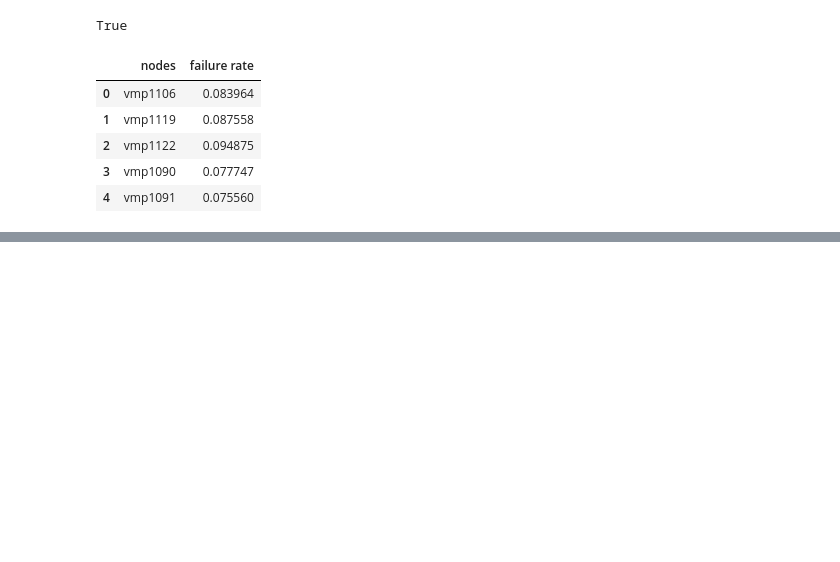
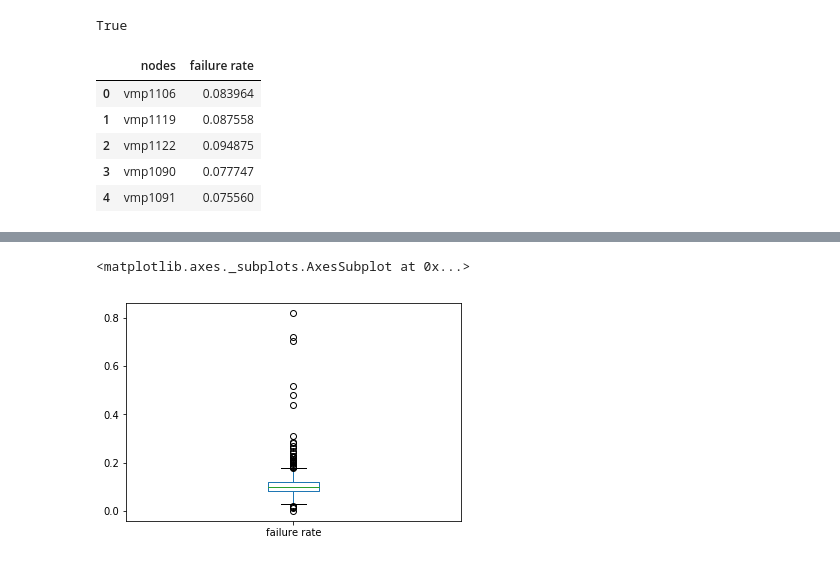
Before and after one commit to Cjcarlevato/data-question-2-dream-crushers, a Jupyter notebook: ACCREdata.ipynb, the cells around one changed output, grey strips where cells are left out. Drawn from its saved outputs; the diff is of its cells as text; code cells hidden in the pictures; blank space fills up the shorter version.

```diff
--- a/ACCREdata.ipynb
+++ b/ACCREdata.ipynb
@@ -277,0 +268,5 @@ TypeError: 'Series' objects are mutable, thus they cannot be hashed
+# %%
+Node_And_Failure_rate["failure rate"].plot(kind='box')
+# %% [output]
+<matplotlib.axes._subplots.AxesSubplot at 0x...>
+[figure, added]
```
Also changed, not shown: parts of 30 cells of this notebook.
